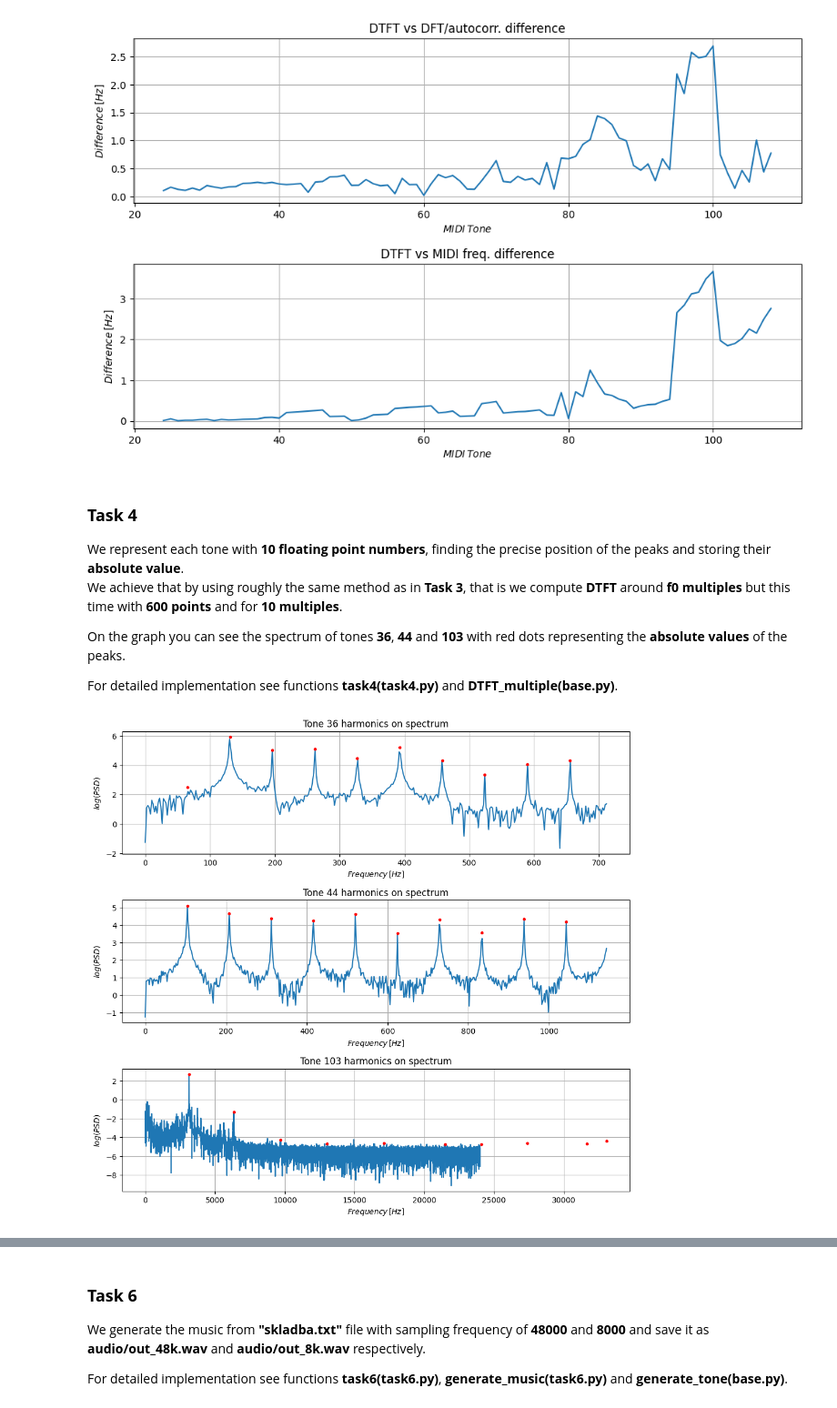
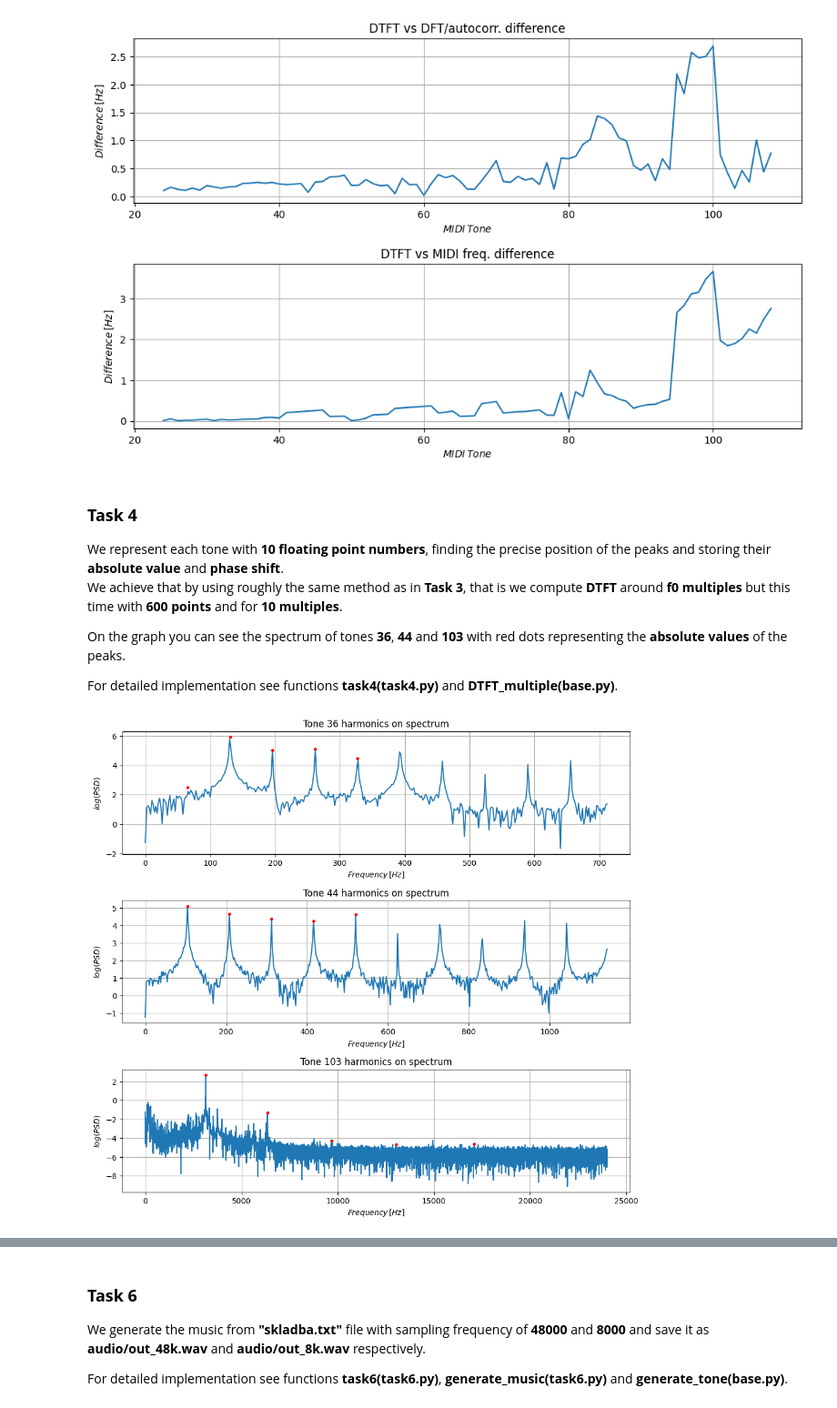
Before and after one commit to VileDeg/iss-project, a Jupyter notebook: src/xgonce00_e.ipynb, the cells around one changed output, grey strips where cells are left out. Shown at 91% size. Drawn from its saved outputs; the diff is of its cells as text; code cells hidden in the pictures.

```diff
--- a/src/xgonce00_e.ipynb
+++ b/src/xgonce00_e.ipynb
@@ -49,7 +51,7 @@ task3(200, 5, 100)
 [figure]
 # %% [markdown]
 ### **Task 4**
-We represent each tone with **10 floating point numbers**, finding the precise position of the peaks and storing their **absolute value**.
+We represent each tone with **10 floating point numbers**, finding the precise position of the peaks and storing their **absolute value** and **phase shift**.
 We achieve that by using roughly the same method as in **Task 3**, that is we compute **DTFT** around **f0 multiples** but this time with **600 points** and for **10 multiples**.
 
 On the graph you can see the spectrum of tones **36**, **44** and **103** with red dots representing the **absolute values** of the peaks.
@@ -57,8 +59,8 @@ On the graph you can see the spectrum of tones **36**, **44** and **103** with r
 For detailed implementation see functions **task4(task4.py)** and **DTFT_multiple(base.py)**.
 # %%
 from task4 import task4
-task4(200, 10, 600)
+task4(200, 5, 600)
 # %% [output]
-[figure, old version]
+[figure, new version]
 # %% [markdown]
 ### **Task 5**
```
Also changed, not shown: parts of 8 cells of this notebook, 18 other files.
